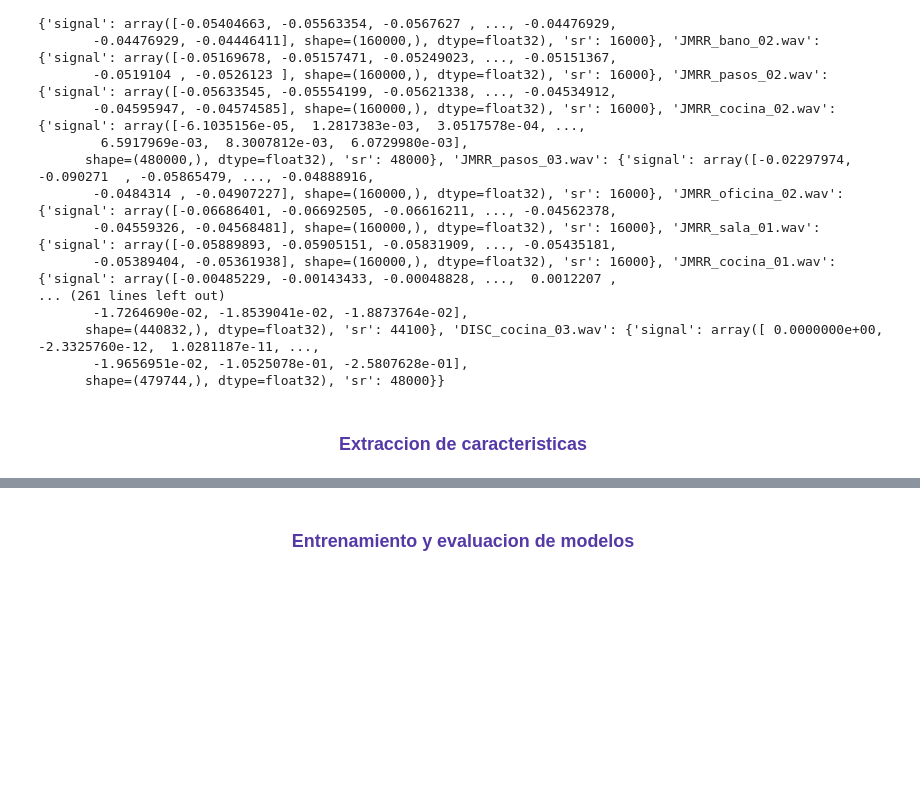
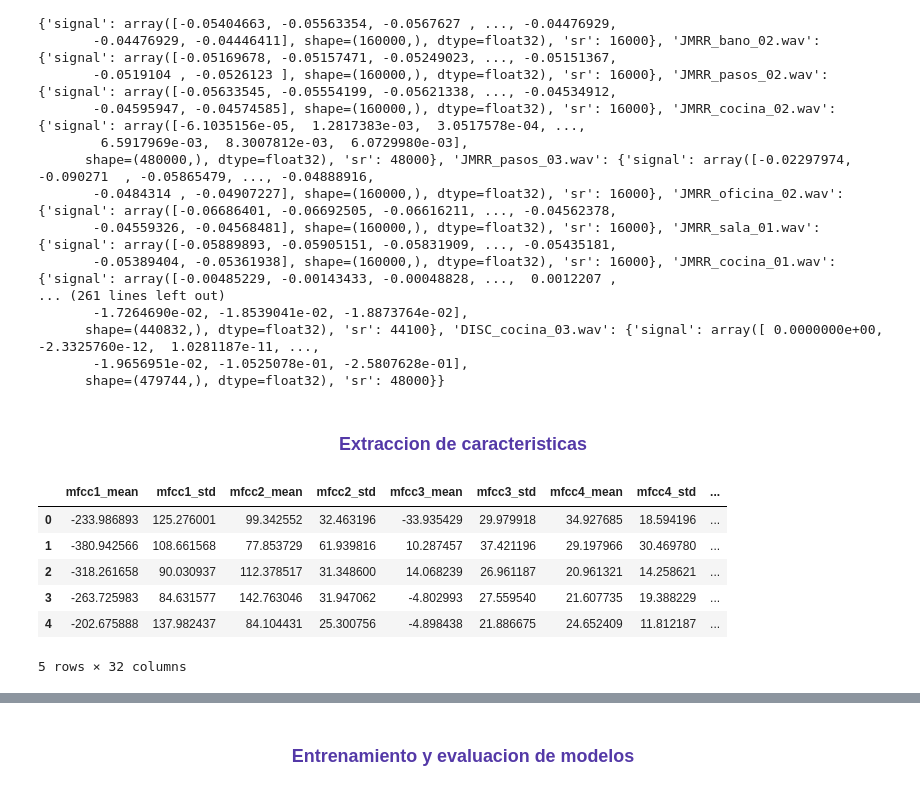
Before and after one commit to j0sejuarez/CDSI-2026-MCC, a Jupyter notebook: Practicas/sensadoAudio/practica_1.ipynb, the cells around one changed output, grey strips where cells are left out. Saved outputs shown, nothing was run; the diff lists cells and outputs as text; code cells hidden in the pictures; blank space fills up the shorter version.

```diff
--- a/Practicas/sensadoAudio/practica_1.ipynb
+++ b/Practicas/sensadoAudio/practica_1.ipynb
@@ -170,0 +191,48 @@ print(audios_train)
+# %%
+def extraer_zcr(audio):
+    zcr = librosa.feature.zero_crossing_rate(audio)[0]
+    return {
+        "zcr_mean": zcr.mean(),
+        "zcr_std": zcr.std()
+    }
+# %%
+def extraer_features(audio, sr):
+    features = {}
+    features.update(extraer_mfcc(audio, sr))
+    features.update(extraer_rms(audio))
+    features.update(extraer_zcr(audio))
+    return features
+# %%
+def extraer_etiqueta(nombre_archivo):
+    base = os.path.splitext(nombre_archivo)[0]
+    partes = base.split("_")
+    if len(partes) >= 2:
+        return partes[1]
+    return "desconocido"
+# %%
+def crear_dataset(ruta):
+    filas = []
+
+    for archivo in os.listdir(ruta):
+        if not archivo.lower().endswith(".wav"):
+            continue
+
+        path = os.path.join(ruta, archivo)
+        audio, sr = librosa.load(path, sr=None)
+        feats = extraer_features(audio, sr)
+        feats["archivo"] = archivo
+        feats["label"] = extraer_etiqueta(archivo)
+        filas.append(feats)
+
+    return pd.DataFrame(filas)
+# %%
+df_train = crear_dataset(ruta_train_clean)
+df_train.head()
+# %% [output]
+|  | mfcc1_mean | mfcc1_std | mfcc2_mean | mfcc2_std | mfcc3_mean | mfcc3_std | mfcc4_mean | mfcc4_std | ... |
+| 0 | -233.986893 | 125.276001 | 99.342552 | 32.463196 | -33.935429 | 29.979918 | 34.927685 | 18.594196 | ... |
+| 1 | -380.942566 | 108.661568 | 77.853729 | 61.939816 | 10.287457 | 37.421196 | 29.197966 | 30.469780 | ... |
+| 2 | -318.261658 | 90.030937 | 112.378517 | 31.348600 | 14.068239 | 26.961187 | 20.961321 | 14.258621 | ... |
+| 3 | -263.725983 | 84.631577 | 142.763046 | 31.947062 | -4.802993 | 27.559540 | 21.607735 | 19.388229 | ... |
+| 4 | -202.675888 | 137.982437 | 84.104431 | 25.300756 | -4.898438 | 21.886675 | 24.652409 | 11.812187 | ... |
+5 rows × 32 columns
```
Also changed, not shown: parts of 15 cells of this notebook.
